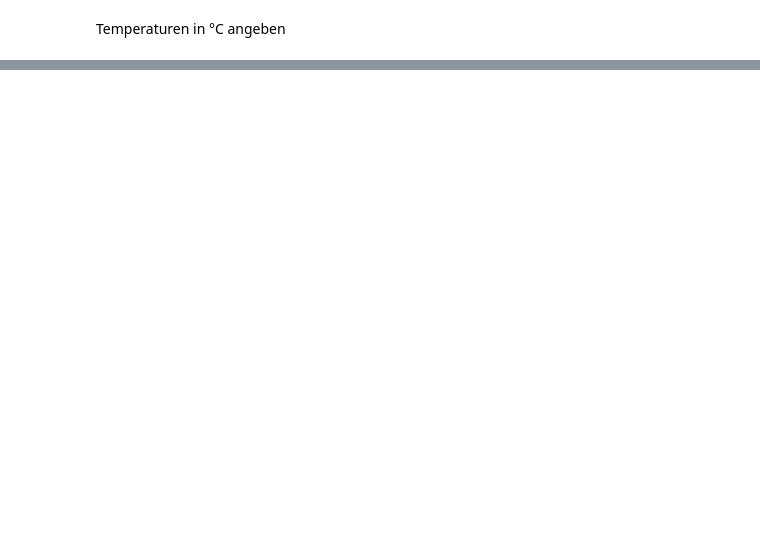
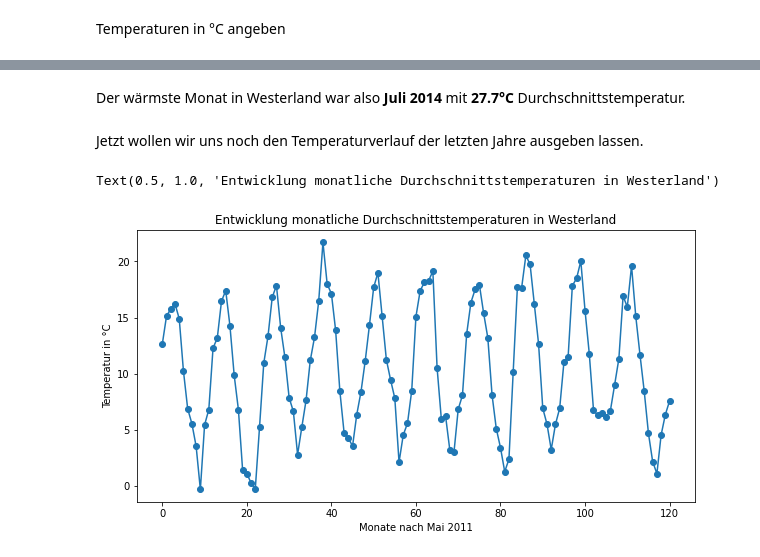
Before and after one commit to PelzKo/yfunited, a Jupyter notebook: weather data.ipynb, the cells around one changed output, grey strips where cells are left out. Cells and saved outputs as stored; diff of their text form; code cells hidden in the pictures; blank space fills up the shorter version.

Commit message:
update for the weather data notebook

```diff
--- a/weather data.ipynb
+++ b/weather data.ipynb
@@ -99,16 +195,5 @@ data_westerland
 # %% [markdown]
 Temperaturen in °C angeben
-# %%
-# calculate temperature in celcius
-# T(°C) = (T(°F) - 32) × 5/9
-
-# create a new column named "tmpc"
-# use the "tmpf" column and perform the calculation
-
-
-data_westerland["tmpc"] = (data_westerland["tmpf"] - 32) * 5/9
-
-## this does not work! why?!
 # %%
 ## you need to convert the column to "float" data value
-#data_westerland["tmpc"] = (data_westerland["tmpf"].astype("float") - 32) * 5/9
+data_westerland["tmpc"] = (data_westerland["tmpf"].astype("float") - 32) * 5/9
@@ -291,0 +202,4 @@ daily_avg_westerland["tavgc"] = avg_temp
+# %%
+daily_avg_westerland = daily_avg_tmpc(data_westerland)
+montly_avg_westerland = monthly_avg_tmpc(data_westerland)
+print("done")
@@ -291,0 +255,2 @@ daily_avg_westerland["tavgc"] = avg_temp
+# %% [markdown]
+Der wärmste Monat in Westerland war also **Juli 2014** mit **27.7°C** Durchschnittstemperatur.
@@ -291,0 +260,13 @@ daily_avg_westerland["tavgc"] = avg_temp
+# %% [markdown]
+Jetzt wollen wir uns noch den Temperaturverlauf der letzten Jahre ausgeben lassen.
+# %%
+plt.figure(figsize = [10,5])
+plt.plot("tmpc", data = montly_avg_westerland, marker = "o")
+
+# hier fehlen aber noch achsenbeschriftungen!
+plt.ylabel("Temperatur in °C")
+plt.xlabel("Monate nach Mai 2011")
+plt.title("Entwicklung monatliche Durchschnittstemperaturen in Westerland")
+# %% [output]
+Text(0.5, 1.0, 'Entwicklung monatliche Durchschnittstemperaturen in Westerland')
+[figure, added]
```
Also changed, not shown: parts of 24 cells of this notebook.
